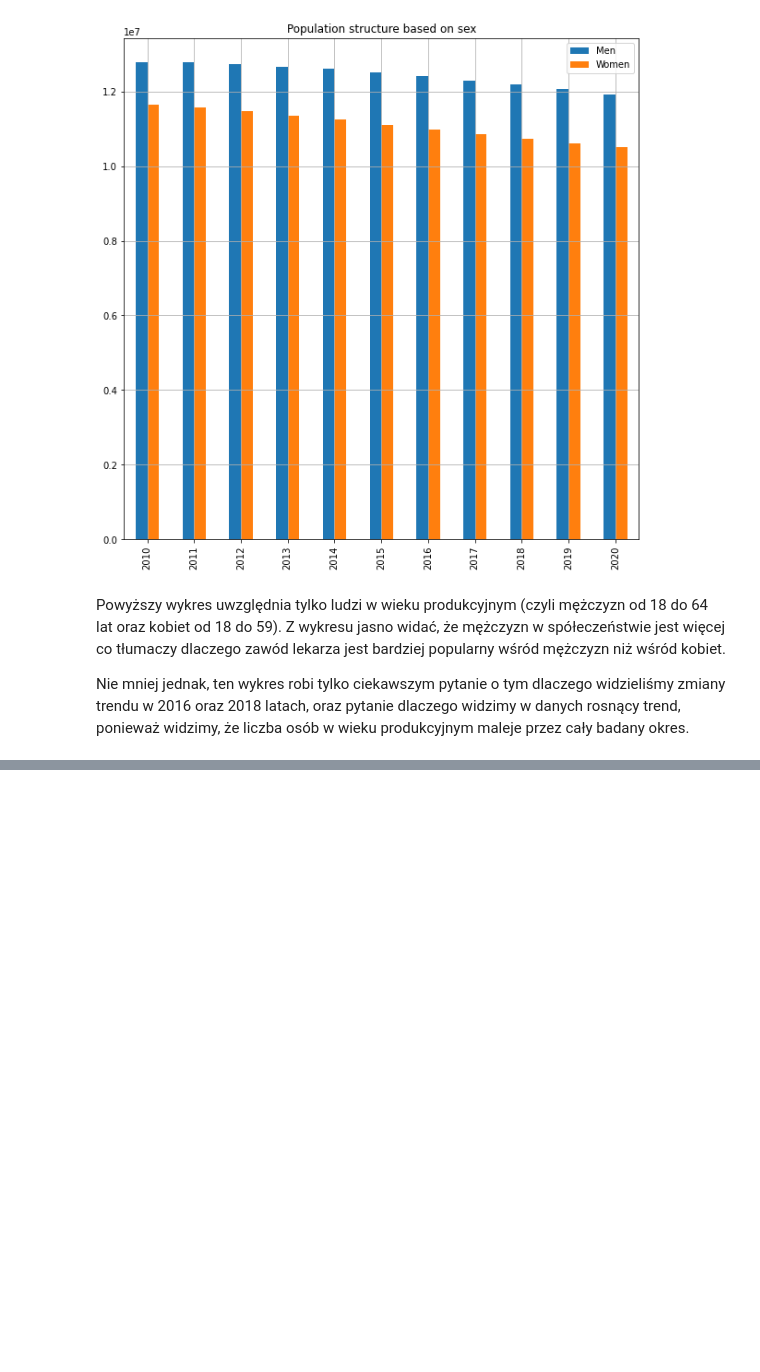
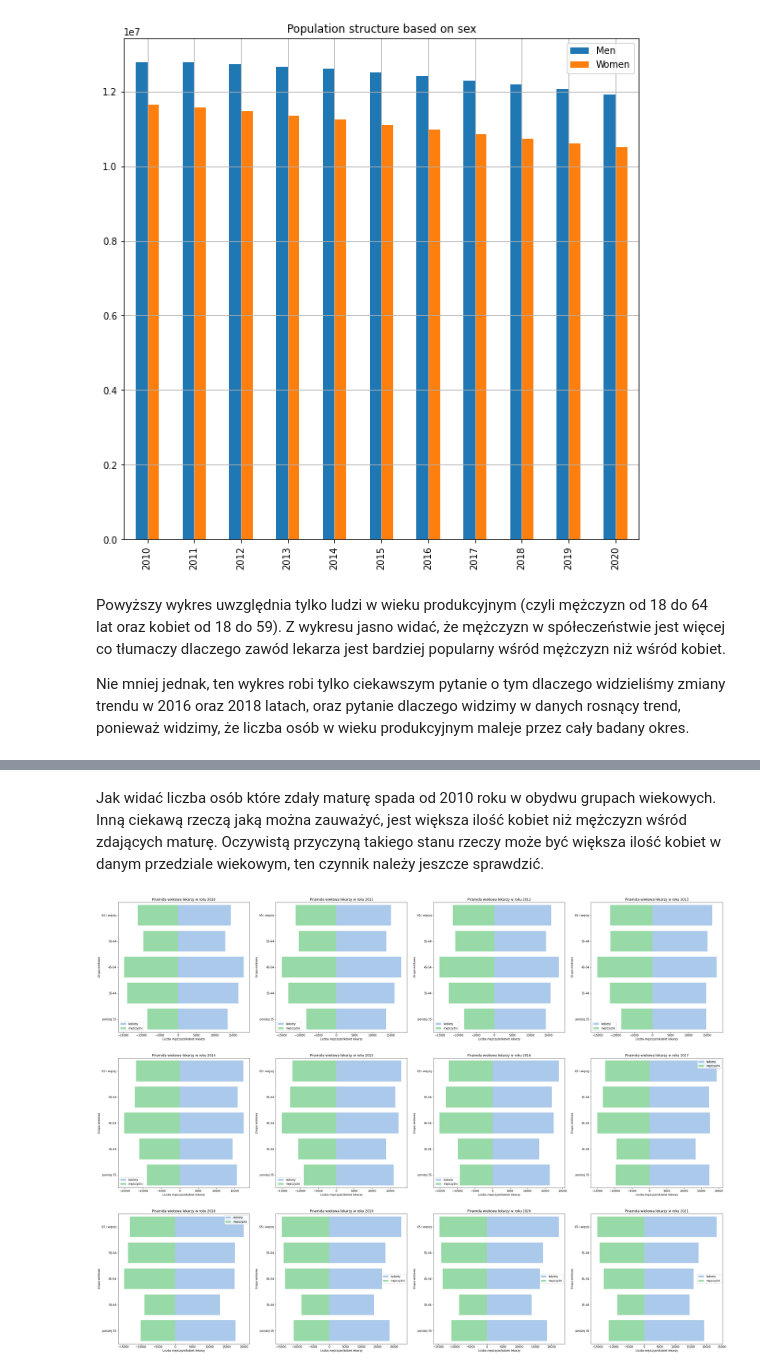
Before and after one commit to Qwebeck/medical-trends-exploration, a Jupyter notebook: notebooks/playground.ipynb, the cells around one changed output, grey strips where cells are left out. Drawn from its saved outputs; the diff is of its cells as text; code cells hidden in the pictures; blank space fills up the shorter version.

```diff
--- a/notebooks/playground.ipynb
+++ b/notebooks/playground.ipynb
@@ -118,0 +141,42 @@ Nie mniej jednak, ten wykres robi tylko ciekawszym pytanie o tym dlaczego widzie
+# %% [markdown]
+Jak widać liczba osób które zdały maturę spada od 2010 roku w obydwu grupach wiekowych. Inną ciekawą rzeczą jaką można zauważyć, jest większa ilość kobiet niż mężczyzn wśród zdających maturę. Oczywistą przyczyną takiego stanu rzeczy może być większa ilość kobiet w danym przedziale wiekowym, ten czynnik należy jeszcze sprawdzić.
+# %%
+import matplotlib.pyplot as plt
+import numpy as np
+import pandas as pd
+import seaborn as sns
+
+doc_age = pd.read_csv(r'..\data\external\doctors_age.csv')
+doc_age.columns = [n.strip() for n in doc_age.columns]
+plt.rcParams["figure.figsize"] = (40,30)
+fig, axes = plt.subplots(3, 4)
+sns.set_color_codes("pastel")
+def barplot_pyramid(x1,y1,x2,y2,i,j):
+    bar_plot = sns.barplot(ax=axes[i][j],x=x1, y=y1,data=df, order=ageclass[::-1], lw=0, color ="b", label="kobiety")
+    bar_plot = sns.barplot(ax=axes[i][j],x=x2, y=y2, data=df, order=ageclass[::-1], lw=0, color="g", label="mężczyźni")
+    bar_plot.set(xlabel="Liczba mężczyzn/kobiet lekarzy", ylabel="Grupa wiekowa", title = f"Piramida wiekowa lekarzy w roku {year}")
+    bar_plot.legend()
+
+for i,year in enumerate(range(2010,2022)):
+    y = doc_age.loc[doc_age['rok'] == year]
+    ageclass = ['poniżej 35', '35-44', '45-54', '55-64', '65 i więcej']
+    women = [int(x.replace(" ", "")) for x in ((y.iloc[:,4:14:2]).values)[0]]
+    men = [-(int(x.replace(" ",""))) for x in ((y.iloc[:,5:14:2]).values)[0]]
+    df = pd.DataFrame({
+        'Wiek': ageclass, 'Kobiety': women, 'Mężczyźni': men
+    })
+    if i<4:
+        barplot_pyramid('Kobiety','Wiek','Mężczyźni','Wiek',0,i)
+
+    elif i<8:
+        barplot_pyramid('Kobiety','Wiek','Mężczyźni','Wiek',1,i-4)
+    elif i<12:
+
+        barplot_pyramid('Kobiety','Wiek','Mężczyźni','Wiek',2,i-8)
+
+    # df.head()
+    # sns.barplot(x="Women", y='Ageclass', data=df, color="b")
+
+#rozdzielić i wyplotować zmiany liczebności poszczególnych grup wiekowych we wszystkich latach
+# %% [output]
+[figure, added]
```
Also changed, not shown: parts of 16 cells of this notebook, 3 other files.
